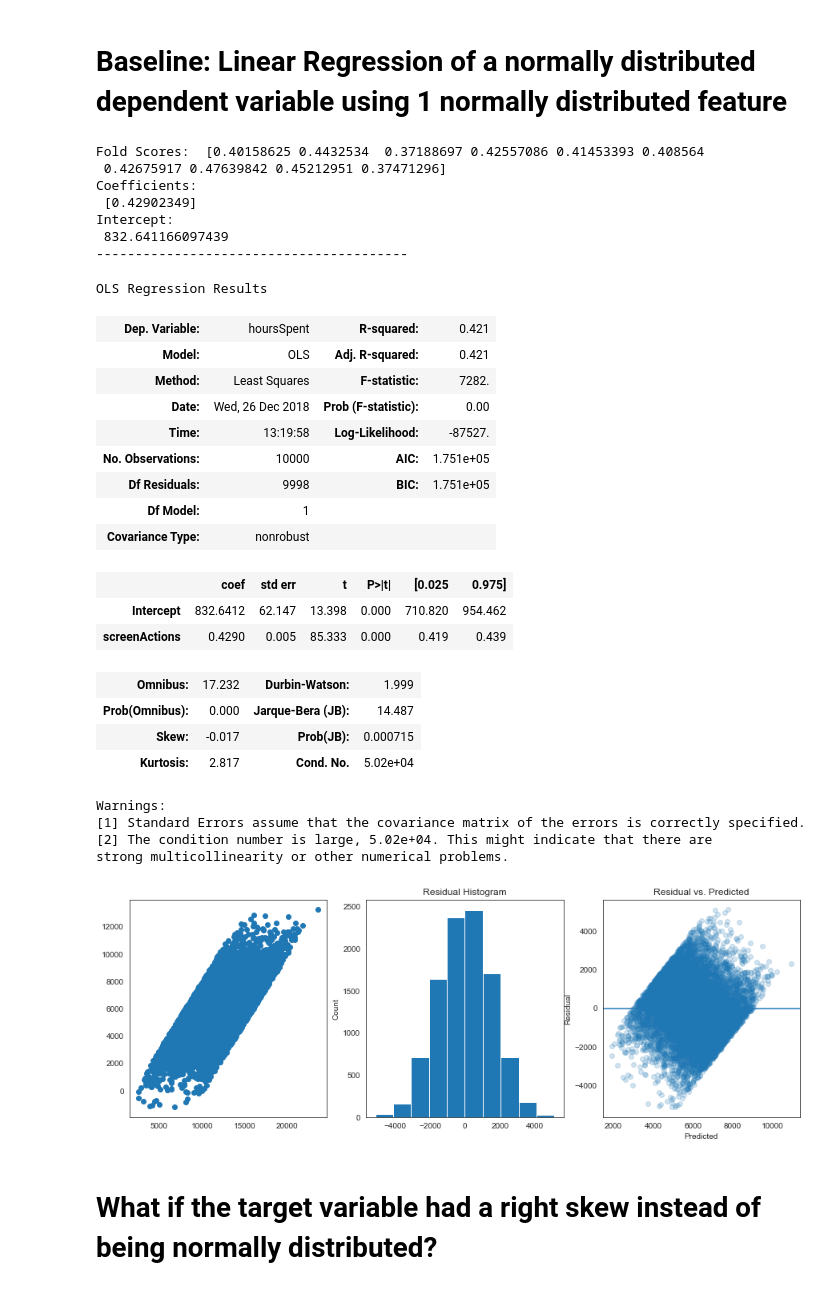
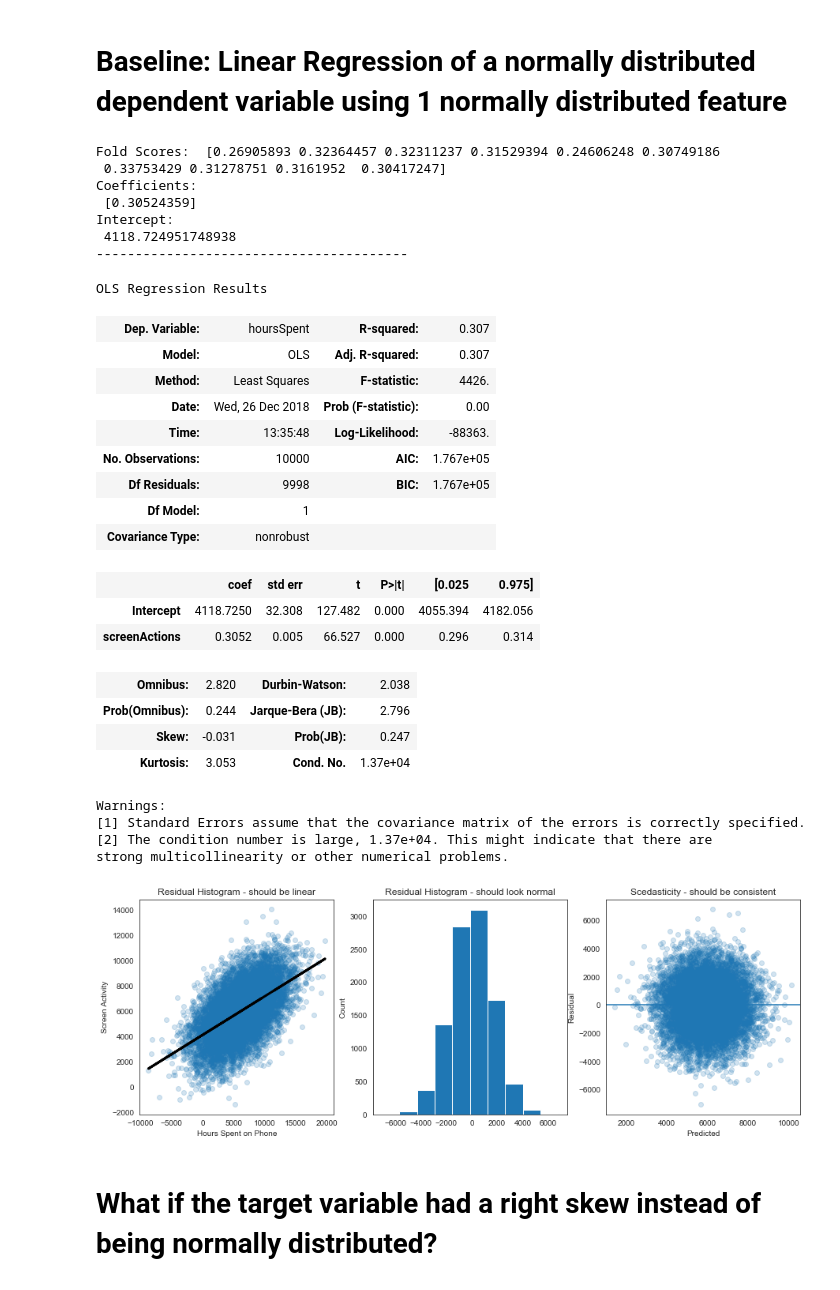
Before and after one commit to conditg/predicting-disruption, a Jupyter notebook: working-notebook.ipynb, the cells around one changed output. Cells and saved outputs as stored; diff of their text form; code cells hidden in the pictures.

```diff
--- a/working-notebook.ipynb
+++ b/working-notebook.ipynb
@@ -40,8 +40,10 @@ class createSet(object): # Make this subclass pd dataframe? #https://stackoverfl
 
         if addCorrFeats == True:
             #This adds a normally distributed feature that's typically around .65 correlation
-            df['screenActions'] = [int(x+np.random.randint(low=(targetMean - targetStd*2),
-                                    high=(targetMean + targetStd*2))) for x in self.normWithTargetSorting]
+            #df['screenActions'] = [int(x+np.random.randint(low=(targetMean - targetStd*2),
+            #                        high=(targetMean + targetStd*2))) for x in self.normWithTargetSorting]
+            df['screenActions'] = [int(x+np.random.normal(loc=0,scale=targetStd*1.5))
+                                   for x in self.normWithTargetSorting]
 
             #This adds a uniformly distributed feature that's typically around .13 correlation
             def unif(self, p):
@@ -293,55 +298,59 @@ linear_formula = 'hoursSpent ~ screenActions'
 lm = smf.ols(formula=linear_formula, data=normal.df).fit()
 lm.summary()
 # %% [output]
-Fold Scores:  [0.40158625 0.4432534  0.37188697 0.42557086 0.41453393 0.408564
- 0.42675917 0.47639842 0.45212951 0.37471296]
+Fold Scores:  [0.26905893 0.32364457 0.32311237 0.31529394 0.24606248 0.30749186
+ 0.33753429 0.31278751 0.3161952  0.30417247]
 Coefficients:
- [0.42902349]
+ [0.30524359]
 Intercept:
- 832.641166097439
+ 4118.724951748938
 ----------------------------------------
 OLS Regression Results
-| Dep. Variable: | hoursSpent | R-squared: | 0.421 |
-| Model: | OLS | Adj. R-squared: | 0.421 |
-| Method: | Least Squares | F-statistic: | 7282. |
+| Dep. Variable: | hoursSpent | R-squared: | 0.307 |
+| Model: | OLS | Adj. R-squared: | 0.307 |
+| Method: | Least Squares | F-statistic: | 4426. |
 | Date: | Wed, 26 Dec 2018 | Prob (F-statistic): | 0.00 |
-| Time: | 13:19:58 | Log-Likelihood: | -87527. |
-| No. Observations: | 10000 | AIC: | 1.751e+05 |
-| Df Residuals: | 9998 | BIC: | 1.751e+05 |
+| Time: | 13:35:48 | Log-Likelihood: | -88363. |
+| No. Observations: | 10000 | AIC: | 1.767e+05 |
+| Df Residuals: | 9998 | BIC: | 1.767e+05 |
 | Df Model: | 1 |  |  |
 | Covariance Type: | nonrobust |  |  |
 |  | coef | std err | t | P>|t| | [0.025 | 0.975] |
-| Intercept | 832.6412 | 62.147 | 13.398 | 0.000 | 710.820 | 954.462 |
-| screenActions | 0.4290 | 0.005 | 85.333 | 0.000 | 0.419 | 0.439 |
+| Intercept | 4118.7250 | 32.308 | 127.482 | 0.000 | 4055.394 | 4182.056 |
+| screenActions | 0.3052 | 0.005 | 66.527 | 0.000 | 0.296 | 0.314 |
-| Omnibus: | 17.232 | Durbin-Watson: | 1.999 |
-| Prob(Omnibus): | 0.000 | Jarque-Bera (JB): | 14.487 |
-| Skew: | -0.017 | Prob(JB): | 0.000715 |
-| Kurtosis: | 2.817 | Cond. No. | 5.02e+04 |
+| Omnibus: | 2.820 | Durbin-Watson: | 2.038 |
+| Prob(Omnibus): | 0.244 | Jarque-Bera (JB): | 2.796 |
+| Skew: | -0.031 | Prob(JB): | 0.247 |
+| Kurtosis: | 3.053 | Cond. No. | 1.37e+04 |
 Warnings:
 [1] Standard Errors assume that the covariance matrix of the errors is correctly specified.
-[2] The condition number is large, 5.02e+04. This might indicate that there are
+[2] The condition number is large, 1.37e+04. This might indicate that there are
 strong multicollinearity or other numerical problems.
 # %%
 #Let's check how our output looks:
 pred = cross_val_predict(regr,pd.DataFrame(x),y,cv=10)
 residual = y - pred
 
 plt.figure(figsize=[15,5])
 plt.subplot(131)
-plt.scatter(x,y)
+plt.scatter(x,y, alpha=.2)
+plt.plot(x, regr.predict(pd.DataFrame(x)), color='black', linewidth=3)
+plt.title('Residual Histogram - should be linear')
+plt.xlabel('Hours Spent on Phone')
+plt.ylabel('Screen Activity')
 plt.subplot(132)
 plt.hist(residual)
-plt.title('Residual Histogram')
+plt.title('Residual Histogram - should look normal')
 plt.ylabel('Count')
 plt.subplot(133)
 plt.scatter(pred, residual, alpha=.2)
 plt.xlabel('Predicted')
 plt.ylabel('Residual')
 plt.axhline(y=0)
-plt.title('Residual vs. Predicted')
+plt.title('Scedasticity - should be consistent')
 plt.show()
 # %% [output]
-[figure, old version]
+[figure, new version]
 # %% [markdown]
 # What if the target variable had a right skew instead of being normally distributed?
 # %%
```
Also changed, not shown: parts of 8 cells of this notebook.
